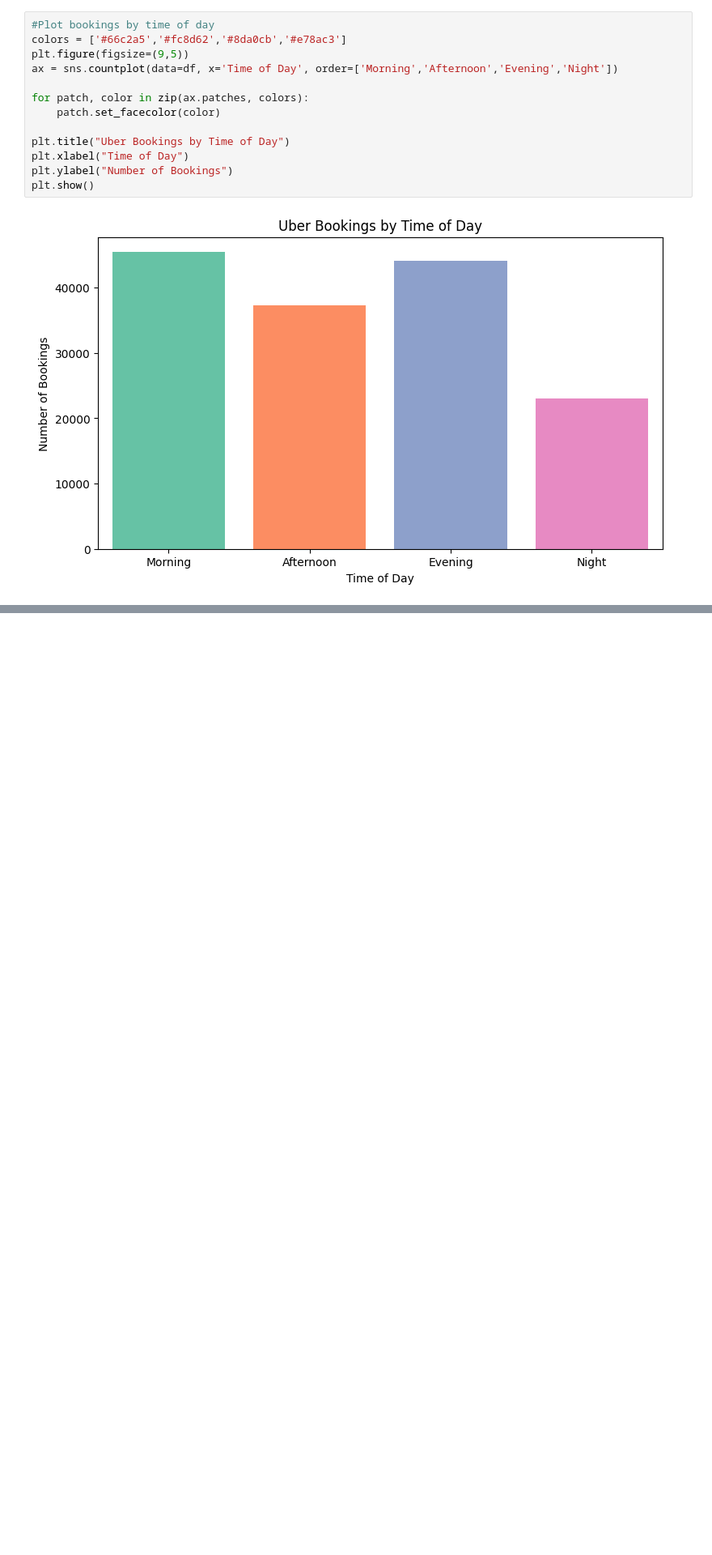
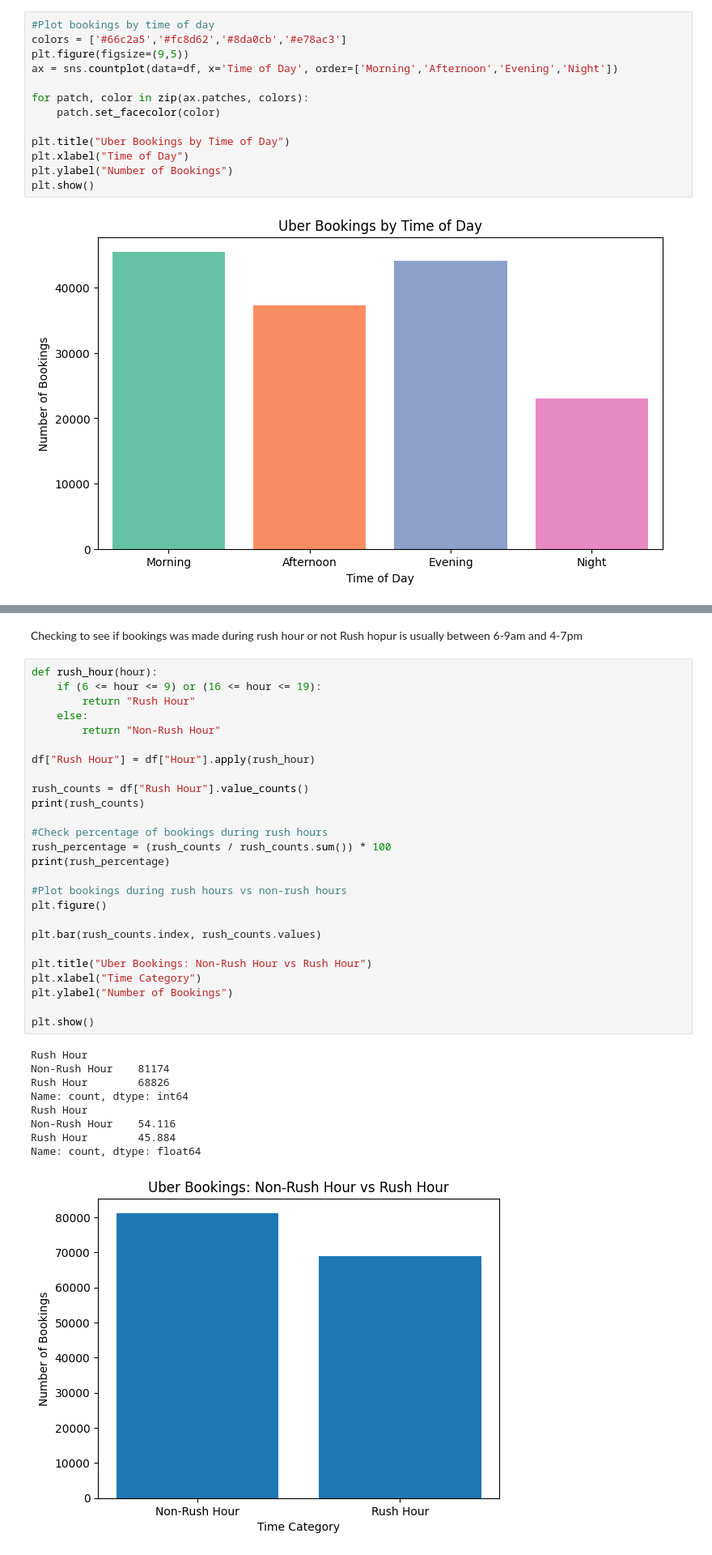
Before and after one commit to msum500/Uber, a Jupyter notebook: Uber Project.ipynb, the cells around one changed output, grey strips where cells are left out. Shown at 81% size. Cells and saved outputs as stored; diff of their text form; blank space fills up the shorter version.

```diff
--- a/Uber Project.ipynb
+++ b/Uber Project.ipynb
@@ -150,0 +169,39 @@ CTAT: 29.15
+# %% [markdown]
+Checking to see if bookings was made during rush hour or not
+Rush hopur is usually between 6-9am and 4-7pm
+# %%
+def rush_hour(hour):
+    if (6 <= hour <= 9) or (16 <= hour <= 19):
+        return "Rush Hour"
+    else:
+        return "Non-Rush Hour"
+
+df["Rush Hour"] = df["Hour"].apply(rush_hour)
+
+rush_counts = df["Rush Hour"].value_counts()
+print(rush_counts)
+
+#Check percentage of bookings during rush hours
+rush_percentage = (rush_counts / rush_counts.sum()) * 100
+print(rush_percentage)
+
+#Plot bookings during rush hours vs non-rush hours
+plt.figure()
+
+plt.bar(rush_counts.index, rush_counts.values)
+
+plt.title("Uber Bookings: Non-Rush Hour vs Rush Hour")
+plt.xlabel("Time Category")
+plt.ylabel("Number of Bookings")
+
+plt.show()
+# %% [output]
+Rush Hour
+Non-Rush Hour    81174
+Rush Hour        68826
+Name: count, dtype: int64
+Rush Hour
+Non-Rush Hour    54.116
+Rush Hour        45.884
+Name: count, dtype: float64
+[figure, added]
```
Also changed, not shown: parts of 21 cells of this notebook.
